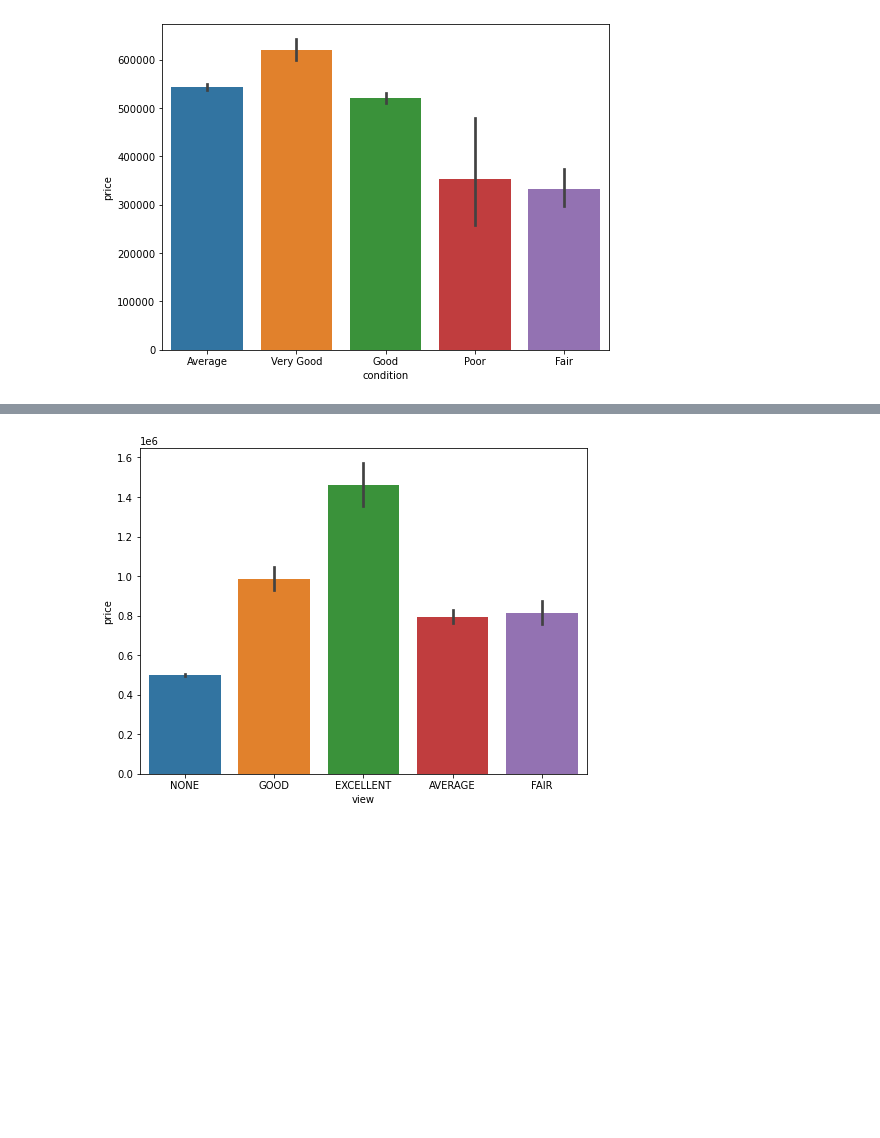
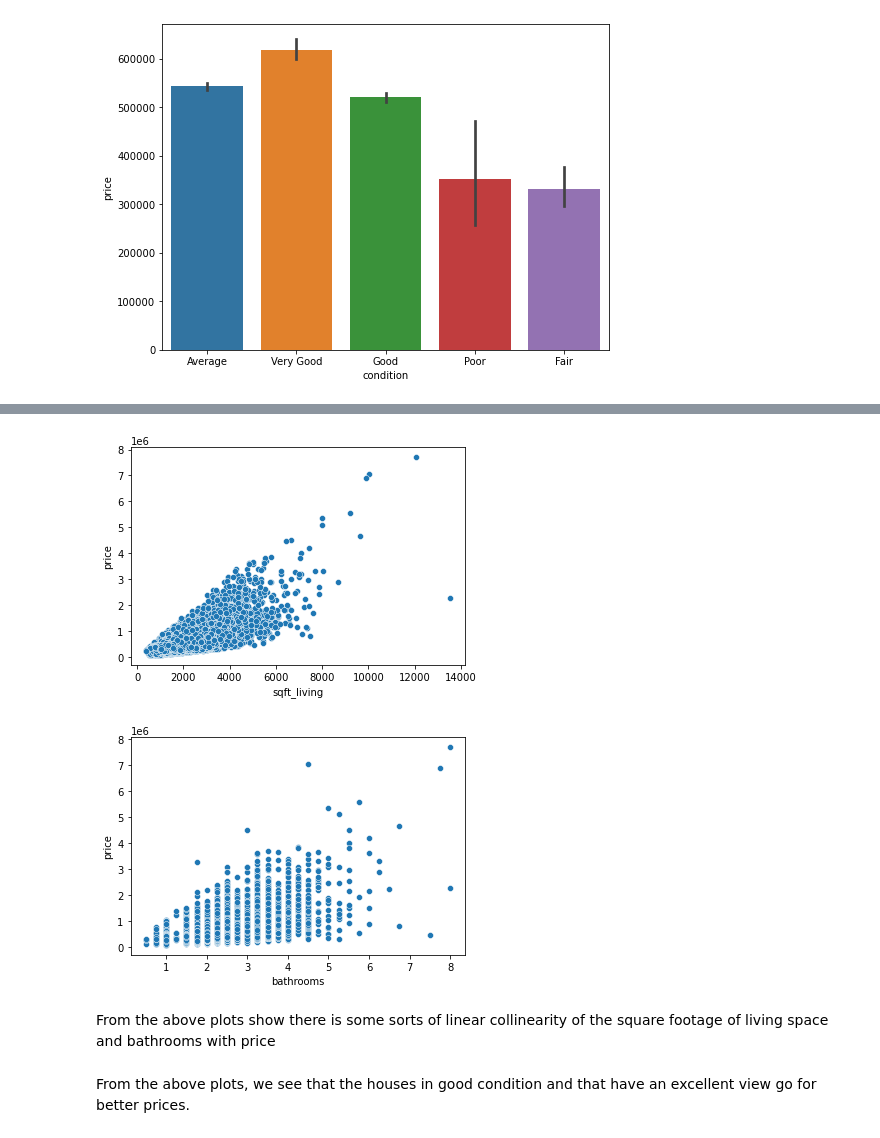
Before and after one commit to SueMungai/dsc-phase-2-project-v2-3, a Jupyter notebook: student.ipynb, the cells around one changed output, grey strips where cells are left out. Saved outputs shown, nothing was run; the diff lists cells and outputs as text; code cells hidden in the pictures; blank space fills up the shorter version.

```diff
--- a/student.ipynb
+++ b/student.ipynb
@@ -290,5 +315,12 @@ ax.set_xticklabels(ax.get_xticklabels(), rotation=45, ha="right");
-# %%
-fig, ax = plt.subplots(figsize=(8,6))
-sns.barplot(data=df, x=df.view,y=df.price);
-# %% [output]
-[figure, removed]
+# %%
+sns.scatterplot(x=df.sqft_living, y=df.price);
+# %% [output]
+[figure, added]
+# %%
+sns.scatterplot(x=df.bathrooms, y=df.price);
+# %% [output]
+[figure, added]
+# %% [markdown]
+From the above plots show there is some sorts of linear collinearity of the square footage of living space and bathrooms with price
+# %% [markdown]
+From the above plots, we see that the houses in good condition and that have an excellent view go for better prices.
```
Also changed, not shown: parts of 44 cells of this notebook.
